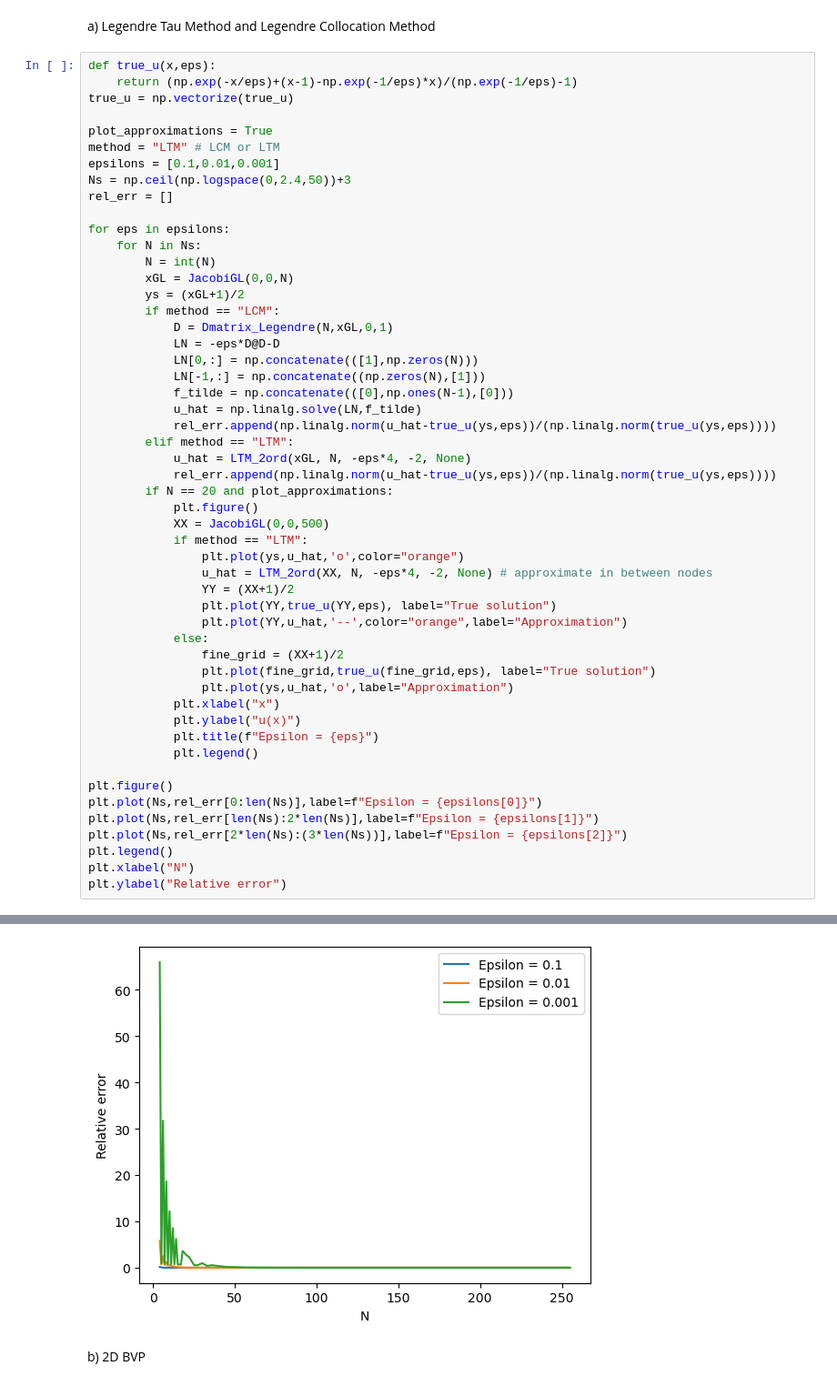
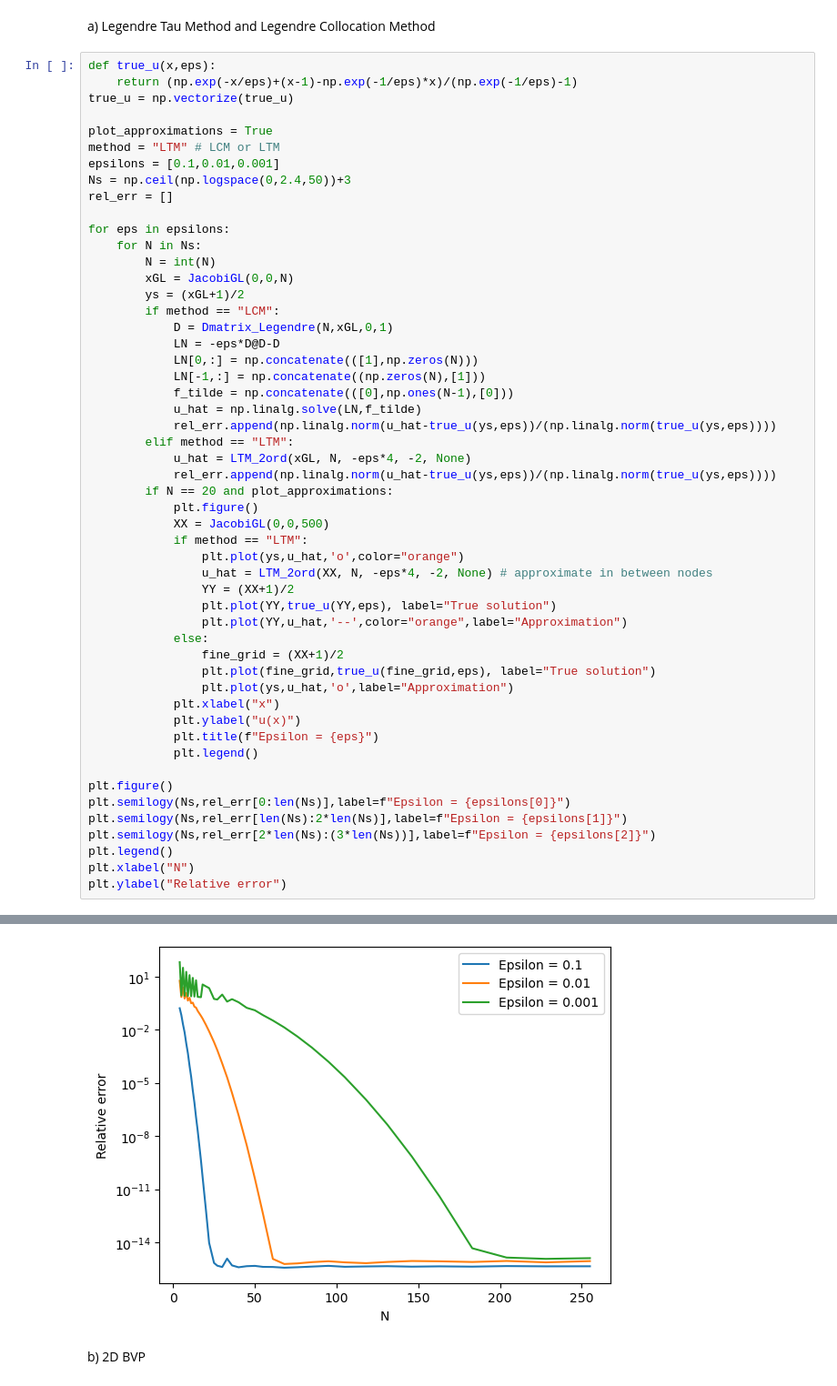
Before and after one commit to deding2000/02689_Assignments, a Jupyter notebook: christian_ass2_p1.ipynb, the cells around one changed output, grey strips where cells are left out. Shown at 91% size. Saved outputs shown, nothing was run; the diff lists cells and outputs as text.

```diff
--- a/christian_ass2_p1.ipynb
+++ b/christian_ass2_p1.ipynb
@@ -32,37 +32,37 @@ for eps in epsilons:
         elif method == "LTM":
             u_hat = LTM_2ord(xGL, N, -eps*4, -2, None)
             rel_err.append(np.linalg.norm(u_hat-true_u(ys,eps))/(np.linalg.norm(true_u(ys,eps))))
         if N == 20 and plot_approximations:
             plt.figure()
             XX = JacobiGL(0,0,500)
             if method == "LTM":
                 plt.plot(ys,u_hat,'o',color="orange")
                 u_hat = LTM_2ord(XX, N, -eps*4, -2, None) # approximate in between nodes
                 YY = (XX+1)/2
                 plt.plot(YY,true_u(YY,eps), label="True solution")
                 plt.plot(YY,u_hat,'--',color="orange",label="Approximation")
             else:
                 fine_grid = (XX+1)/2
                 plt.plot(fine_grid,true_u(fine_grid,eps), label="True solution")
                 plt.plot(ys,u_hat,'o',label="Approximation")
             plt.xlabel("x")
             plt.ylabel("u(x)")
             plt.title(f"Epsilon = {eps}")
             plt.legend()
 
 plt.figure()
-plt.plot(Ns,rel_err[0:len(Ns)],label=f"Epsilon = {epsilons[0]}")
-plt.plot(Ns,rel_err[len(Ns):2*len(Ns)],label=f"Epsilon = {epsilons[1]}")
-plt.plot(Ns,rel_err[2*len(Ns):(3*len(Ns))],label=f"Epsilon = {epsilons[2]}")
+plt.semilogy(Ns,rel_err[0:len(Ns)],label=f"Epsilon = {epsilons[0]}")
+plt.semilogy(Ns,rel_err[len(Ns):2*len(Ns)],label=f"Epsilon = {epsilons[1]}")
+plt.semilogy(Ns,rel_err[2*len(Ns):(3*len(Ns))],label=f"Epsilon = {epsilons[2]}")
 plt.legend()
 plt.xlabel("N")
 plt.ylabel("Relative error")
 # %% [output]
 Text(0, 0.5, 'Relative error')
 [figure]
 [figure]
 [figure]
-[figure, old version]
+[figure, new version]
 # %% [markdown]
 b) 2D BVP
 # %%
```
Also changed, not shown: parts of 5 cells of this notebook.
